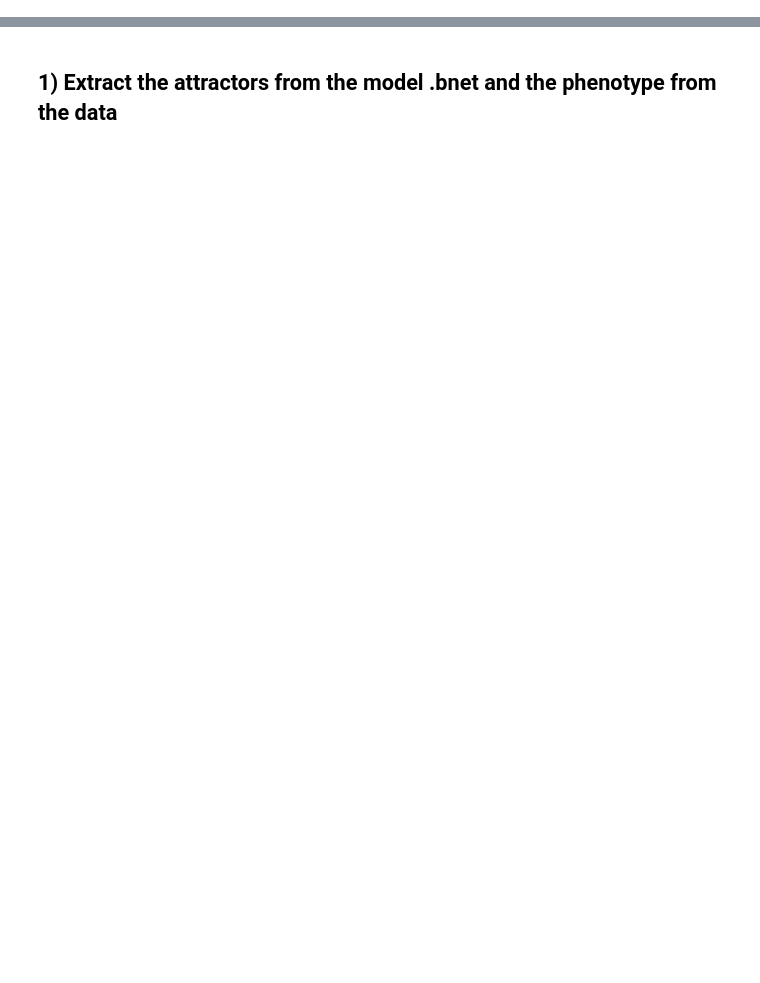
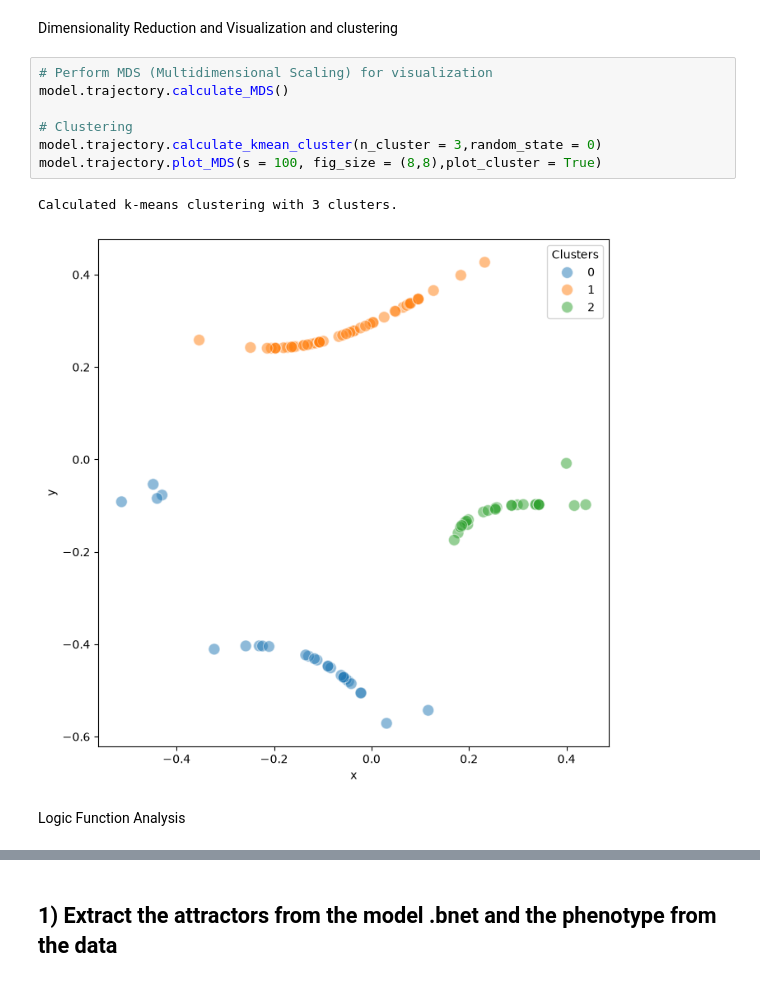
Before and after one commit to Augugustine/CITE-seq-analysis-CLL, a Jupyter notebook: 3- Boolean model/Evaluate_models.ipynb, the cells around one changed output, grey strips where cells are left out. Cells and saved outputs as stored; diff of their text form; blank space fills up the shorter version.

```diff
--- a/3- Boolean model/Evaluate_models.ipynb
+++ b/3- Boolean model/Evaluate_models.ipynb
@@ -0,0 +66,14 @@
+# %% [markdown]
+Dimensionality Reduction and Visualization and clustering
+# %%
+# Perform MDS (Multidimensional Scaling) for visualization
+model.trajectory.calculate_MDS()
+
+# Clustering
+model.trajectory.calculate_kmean_cluster(n_cluster = 3,random_state = 0)
+model.trajectory.plot_MDS(s = 100, fig_size = (8,8),plot_cluster = True)
+# %% [output]
+Calculated k-means clustering with 3 clusters.
+[figure, added]
+# %% [markdown]
+Logic Function Analysis
```
Also changed, not shown: parts of 37 cells of this notebook, 1 other file.
